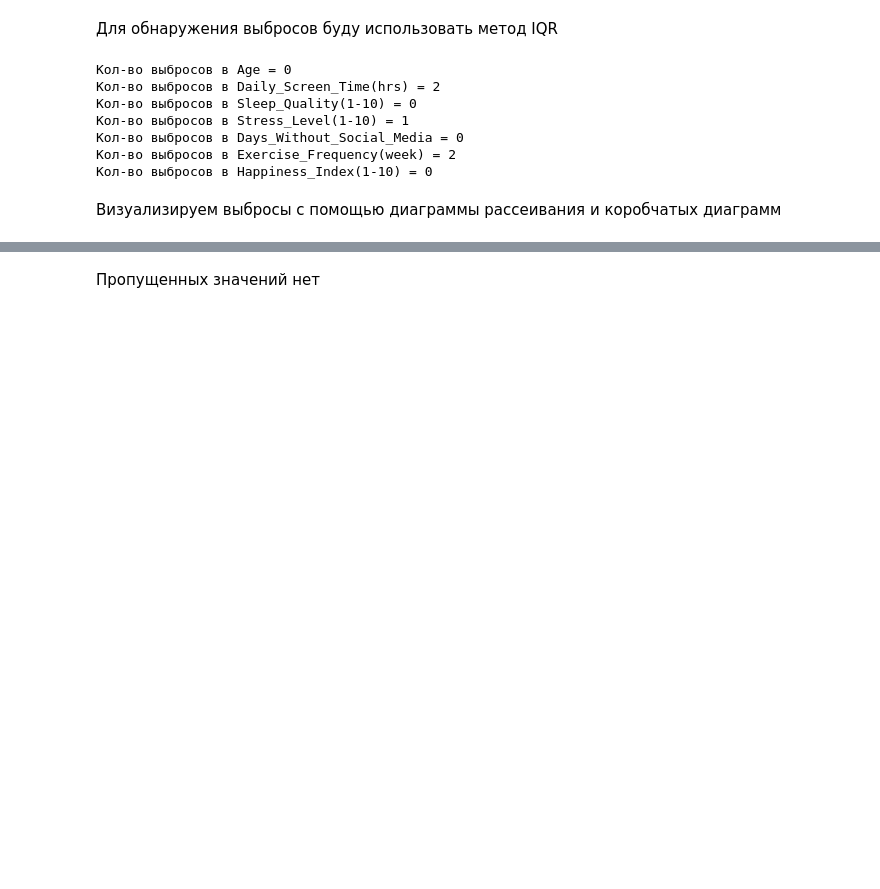
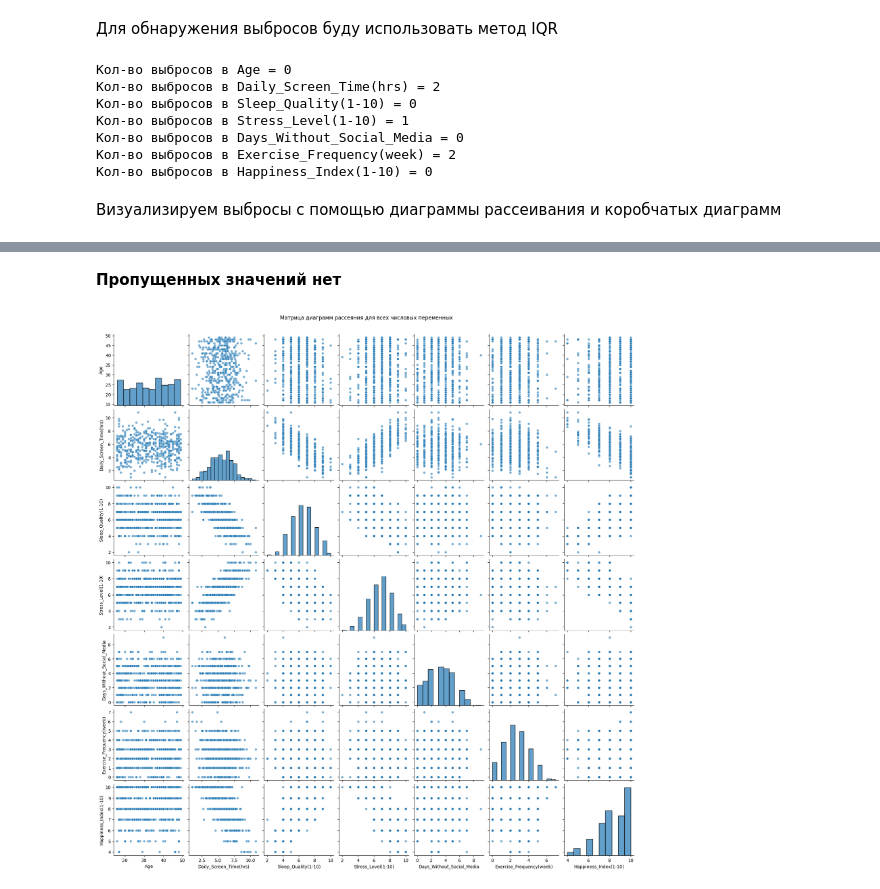
Before and after one commit to porofieff/ML_ETU, a Jupyter notebook: Lab1/Lab1_3375_ПорофиевЕА.ipynb, the cells around one changed output, grey strips where cells are left out. Saved outputs shown, nothing was run; the diff lists cells and outputs as text; code cells hidden in the pictures; blank space fills up the shorter version.

```diff
--- a/Lab1/Lab1_3375_ПорофиевЕА.ipynb
+++ b/Lab1/Lab1_3375_ПорофиевЕА.ipynb
@@ -223,3 +227,19 @@ for col, outliers in attributes:
 [figure]
 # %% [markdown]
-Пропущенных значений нет
+__Пропущенных значений нет__
+# %%
+
+numeric_columns = [
+    'Age', 'Daily_Screen_Time(hrs)', 'Sleep_Quality(1-10)',
+    'Stress_Level(1-10)', 'Days_Without_Social_Media',
+    'Exercise_Frequency(week)', 'Happiness_Index(1-10)'
+]
+
+sns.pairplot(df[numeric_columns],
+             diag_kind='hist',
+             plot_kws={'alpha': 0.6, 's': 30},
+             diag_kws={'alpha': 0.7})
+plt.suptitle('Матрица диаграмм рассеяния для всех числовых переменных', y=1.02)
+plt.show()
+# %% [output]
+[figure, added]
```
Also changed, not shown: parts of 8 cells of this notebook.
